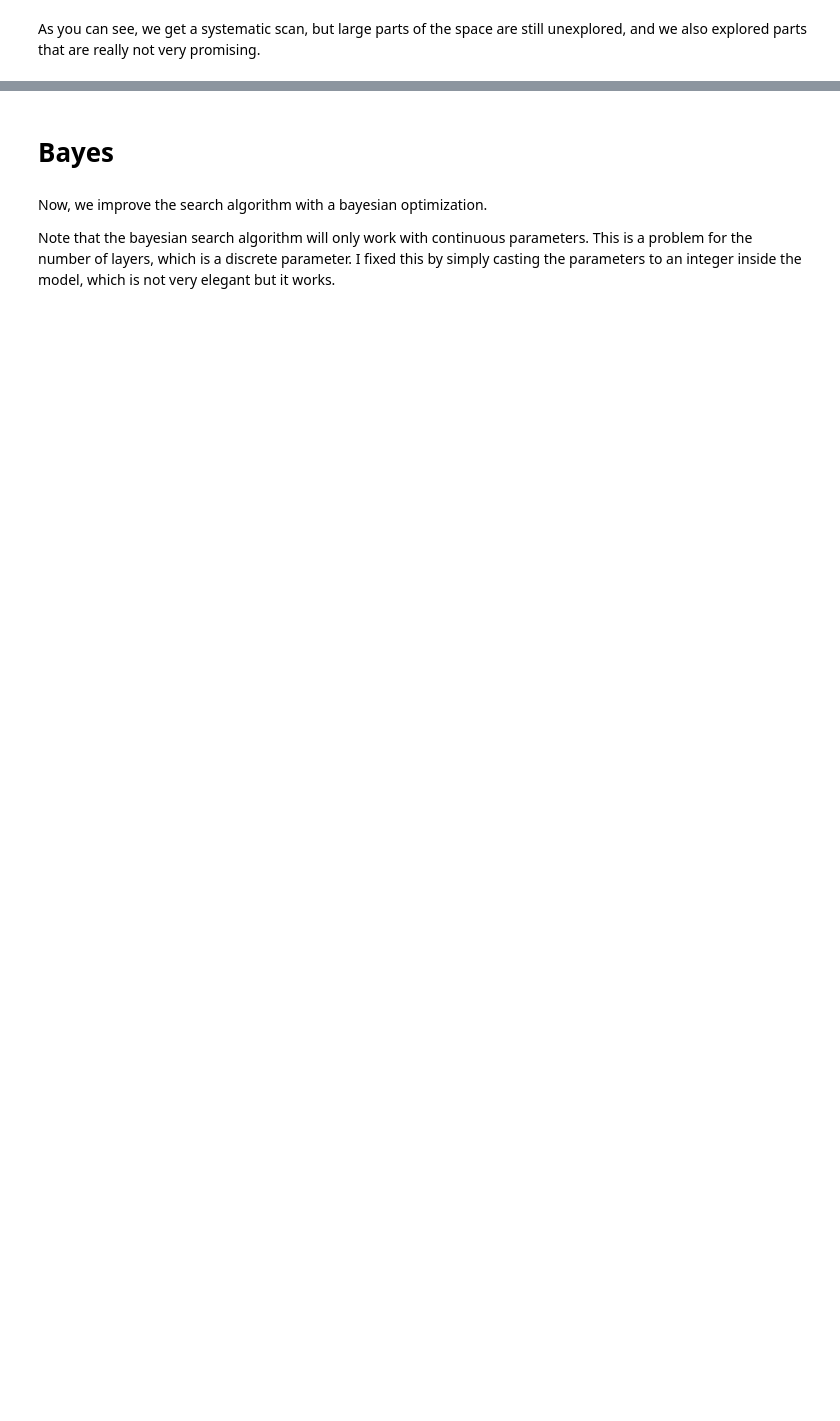
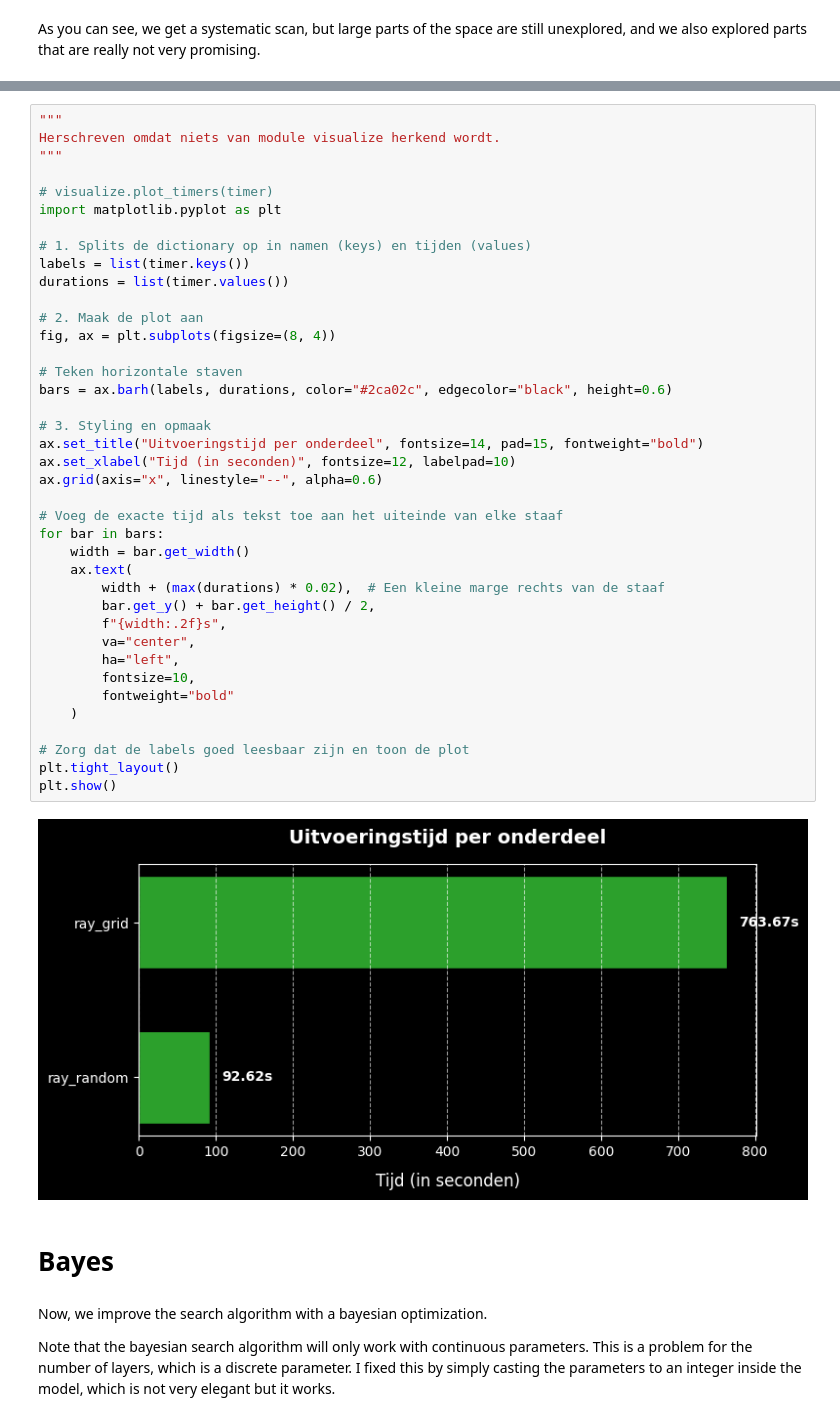
Before and after one commit to GdeJong404/MADS-ML-GinaDeJong, a Jupyter notebook: notebooks/4_tuning_networks/01_hypertuner.ipynb, the cells around one changed output, grey strips where cells are left out. Drawn from its saved outputs; the diff is of its cells as text; blank space fills up the shorter version.

```diff
--- a/notebooks/4_tuning_networks/01_hypertuner.ipynb
+++ b/notebooks/4_tuning_networks/01_hypertuner.ipynb
@@ -403,3 +671,44 @@ visualize.plot_timers(timer)
+# %%
+"""
+Herschreven omdat niets van module visualize herkend wordt.
+"""
+
+# visualize.plot_timers(timer)
+import matplotlib.pyplot as plt
+
+# 1. Splits de dictionary op in namen (keys) en tijden (values)
+labels = list(timer.keys())
+durations = list(timer.values())
+
+# 2. Maak de plot aan
+fig, ax = plt.subplots(figsize=(8, 4))
+
+# Teken horizontale staven
+bars = ax.barh(labels, durations, color="#2ca02c", edgecolor="black", height=0.6)
+
+# 3. Styling en opmaak
+ax.set_title("Uitvoeringstijd per onderdeel", fontsize=14, pad=15, fontweight="bold")
+ax.set_xlabel("Tijd (in seconden)", fontsize=12, labelpad=10)
+ax.grid(axis="x", linestyle="--", alpha=0.6)
+
+# Voeg de exacte tijd als tekst toe aan het uiteinde van elke staaf
+for bar in bars:
+    width = bar.get_width()
+    ax.text(
+        width + (max(durations) * 0.02),  # Een kleine marge rechts van de staaf
+        bar.get_y() + bar.get_height() / 2,
+        f"{width:.2f}s",
+        va="center",
+        ha="left",
+        fontsize=10,
+        fontweight="bold"
+    )
+
+# Zorg dat de labels goed leesbaar zijn en toon de plot
+plt.tight_layout()
+plt.show()
+# %% [output]
+[figure, added]
 # %% [markdown]
 # Bayes
 # %% [markdown]
```
Also changed, not shown: parts of 22 cells of this notebook.
